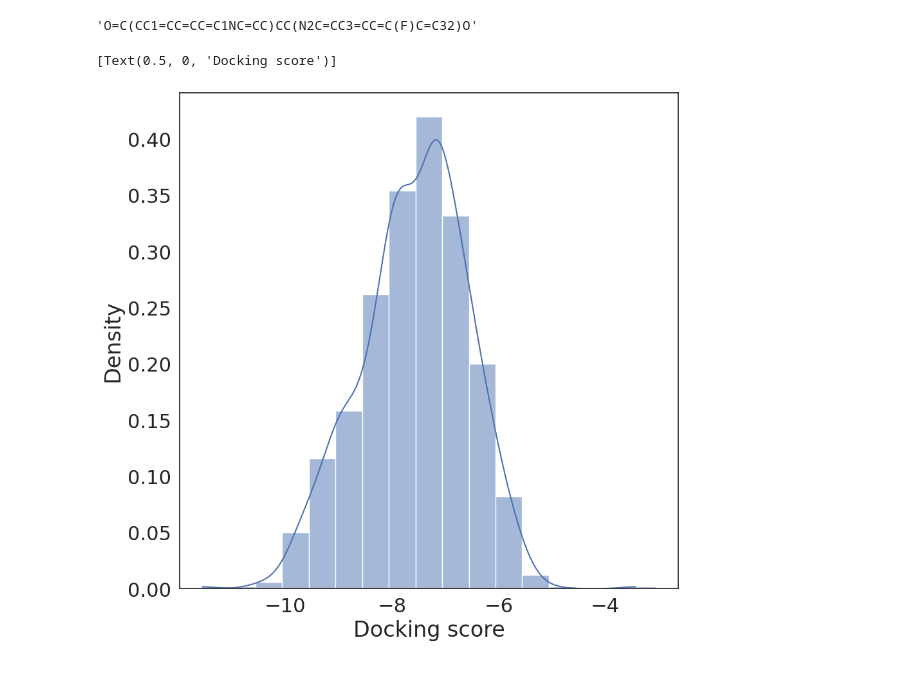
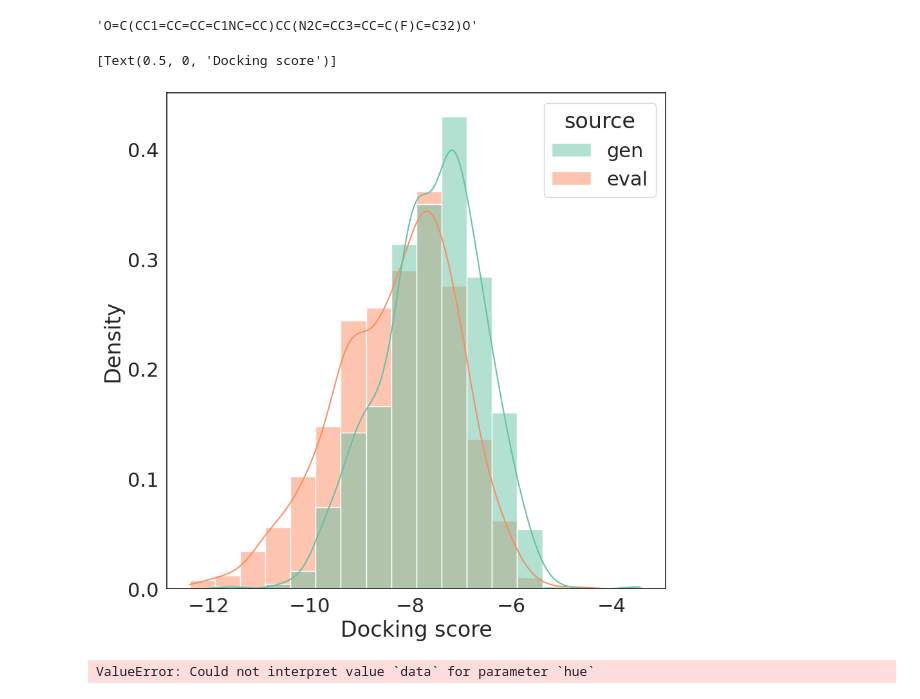
Before and after one commit to asiomchen/mldd23_project1, a Jupyter notebook: data_analysis.ipynb, the cells around one changed output. Drawn from its saved outputs; the diff is of its cells as text; code cells hidden in the pictures.

```diff
--- a/data_analysis.ipynb
+++ b/data_analysis.ipynb
@@ -108,9 +109,24 @@ smiles = df.iloc[29]['smiles']
 # %% [output]
 'O=C(CC1=CC=CC=C1NC=CC)CC(N2C=CC3=CC=C(F)C=C32)O'
 # %%
+df = pd.read_csv('docking/d2_ligands_docked.csv')
+df['source'] = ['gen'] * len(df)
+df1 = pd.read_csv('docking/eval_docked_to_d2.csv')
+df1['source'] = ['eval'] * len(df1)
+concat = pd.concat([df, df1])
+
 sns.set(font_scale=2, style='white', rc={'figure.figsize':(10, 10)})
-fig = sns.histplot(df, x='score', binwidth=0.5, stat='density', common_norm=False, kde=True, palette='Set2')
+fig = sns.histplot(concat, x='score', binwidth=0.5, stat='density',
+                   common_norm=False, kde=True, palette='Set2', hue='source')
 fig.set(xlabel='Docking score')
 # %% [output]
 [Text(0.5, 0, 'Docking score')]
-[figure, old version]
+[figure, new version]
+# %%
+df1 = pd.read_csv('docking/eval_docked_to_d2.csv')
+sns.set(font_scale=2, style='white', rc={'figure.figsize':(10, 10)})
+fig = sns.histplot(df1, x='score', binwidth=0.5, stat='density', common_norm=False, kde=True, palette='Set2',
+                   multiple="stack", hue='data')
+fig.set(xlabel='Docking score')
+# %% [output]
+ValueError: Could not interpret value `data` for parameter `hue`
```
Also changed, not shown: parts of 1 cell of this notebook, 15 other files.
